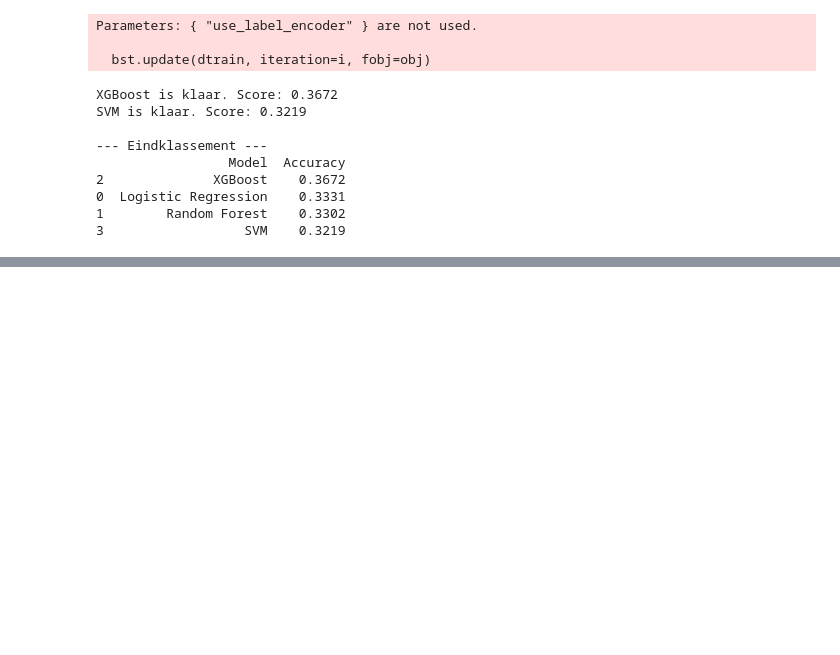
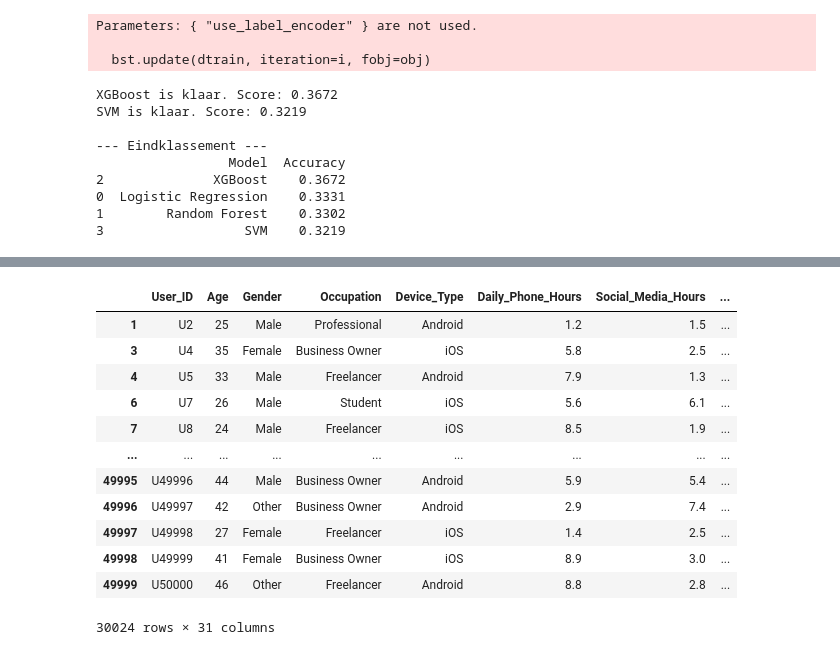
Before and after one commit to NimaGhafar/Stress_Level, a Jupyter notebook: Stress_Level notebook.ipynb, the cells around one changed output, grey strips where cells are left out. Saved outputs shown, nothing was run; the diff lists cells and outputs as text; code cells hidden in the pictures; blank space fills up the shorter version.

```diff
--- a/Stress_Level notebook.ipynb
+++ b/Stress_Level notebook.ipynb
@@ -408,0 +544,17 @@ plt.show()
+# %%
+df_binary = df[df['Stress_Category'] != 'Medium'].copy()
+df_binary
+# %% [output]
+|  | User_ID | Age | Gender | Occupation | Device_Type | Daily_Phone_Hours | Social_Media_Hours | ... |
+| 1 | U2 | 25 | Male | Professional | Android | 1.2 | 1.5 | ... |
+| 3 | U4 | 35 | Female | Business Owner | iOS | 5.8 | 2.5 | ... |
+| 4 | U5 | 33 | Male | Freelancer | Android | 7.9 | 1.3 | ... |
+| 6 | U7 | 26 | Male | Student | iOS | 5.6 | 6.1 | ... |
+| 7 | U8 | 24 | Male | Freelancer | iOS | 8.5 | 1.9 | ... |
+| ... | ... | ... | ... | ... | ... | ... | ... | ... |
+| 49995 | U49996 | 44 | Male | Business Owner | Android | 5.9 | 5.4 | ... |
+| 49996 | U49997 | 42 | Other | Business Owner | Android | 2.9 | 7.4 | ... |
+| 49997 | U49998 | 27 | Female | Freelancer | iOS | 1.4 | 2.5 | ... |
+| 49998 | U49999 | 41 | Female | Business Owner | iOS | 8.9 | 3.0 | ... |
+| 49999 | U50000 | 46 | Other | Freelancer | Android | 8.8 | 2.8 | ... |
+30024 rows × 31 columns
```
Also changed, not shown: parts of 39 cells of this notebook.
